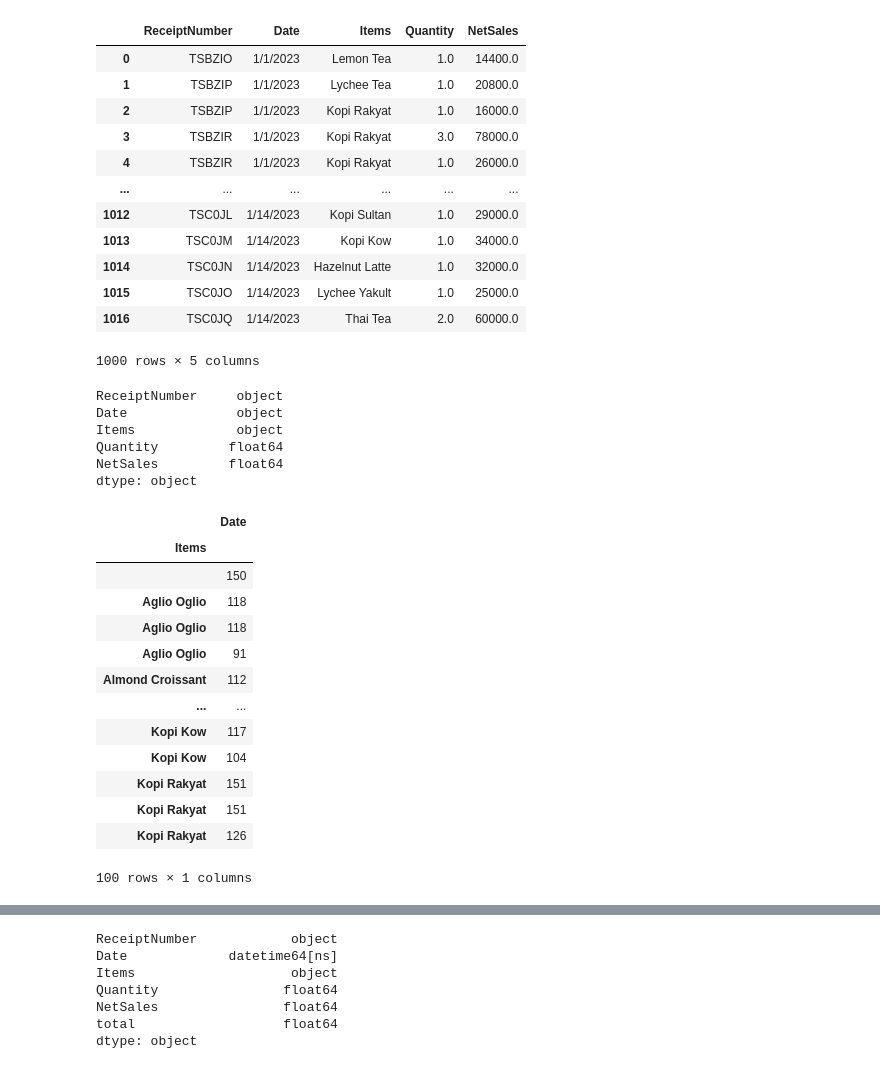
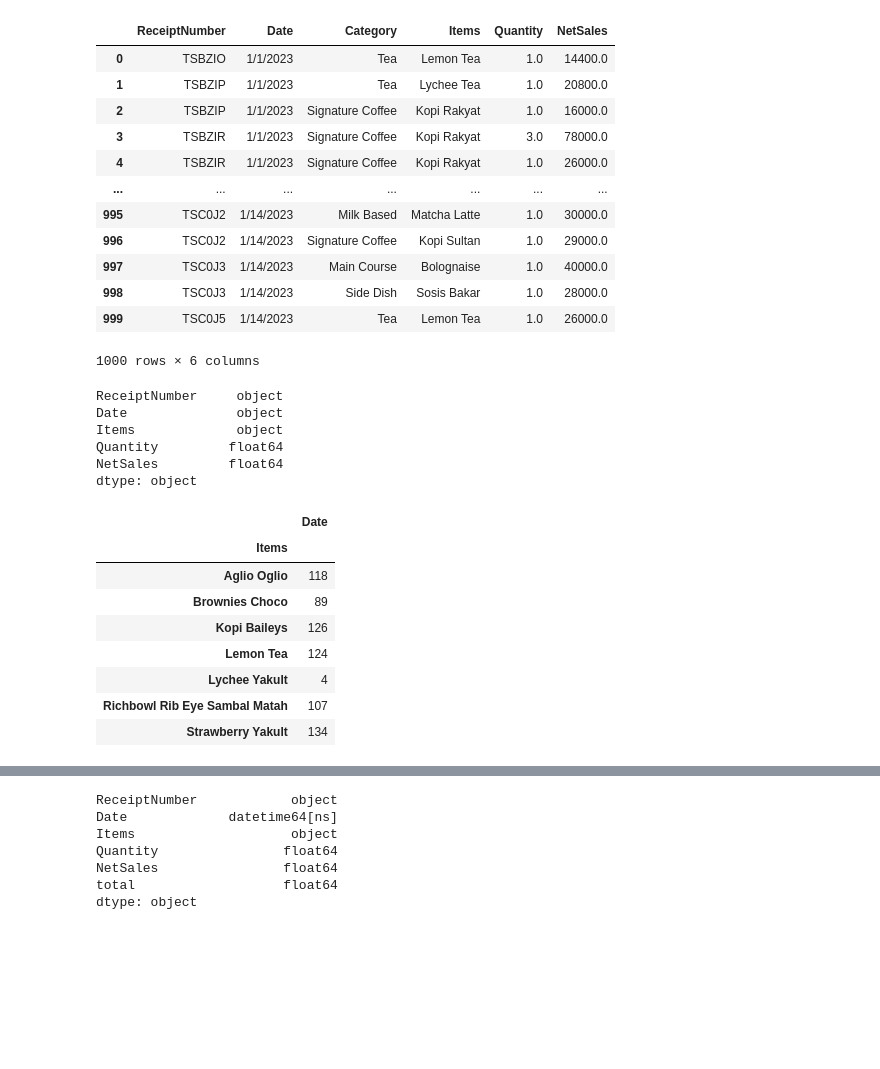
Before and after one commit to TegarMachfuzi/RFMAnalysisPhyton, a Jupyter notebook: RFM.ipynb, the cells around one changed output, grey strips where cells are left out. Saved outputs shown, nothing was run; the diff lists cells and outputs as text; code cells hidden in the pictures; blank space fills up the shorter version.

```diff
--- a/RFM.ipynb
+++ b/RFM.ipynb
@@ -3,23 +3,23 @@ import pandas as pd
 import numpy as np
 import matplotlib.pyplot as plt
 # %%
-df = pd.read_csv('data_penjualan.csv', usecols=['ReceiptNumber', 'Date', 'Items', 'Quantity', 'NetSales'])
+df = pd.read_csv('data_penjualan.csv', usecols=['ReceiptNumber', 'Date', 'Items', 'Quantity', 'NetSales', 'Category'])
 # %%
 df.head(1000)
 # %% [output]
-|  | ReceiptNumber | Date | Items | Quantity | NetSales |
-| 0 | TSBZIO | 1/1/2023 | Lemon Tea | 1.0 | 14400.0 |
-| 1 | TSBZIP | 1/1/2023 | Lychee Tea | 1.0 | 20800.0 |
-| 2 | TSBZIP | 1/1/2023 | Kopi Rakyat | 1.0 | 16000.0 |
-| 3 | TSBZIR | 1/1/2023 | Kopi Rakyat | 3.0 | 78000.0 |
-| 4 | TSBZIR | 1/1/2023 | Kopi Rakyat | 1.0 | 26000.0 |
-| ... | ... | ... | ... | ... | ... |
-| 1012 | TSC0JL | 1/14/2023 | Kopi Sultan | 1.0 | 29000.0 |
-| 1013 | TSC0JM | 1/14/2023 | Kopi Kow | 1.0 | 34000.0 |
-| 1014 | TSC0JN | 1/14/2023 | Hazelnut Latte | 1.0 | 32000.0 |
-| 1015 | TSC0JO | 1/14/2023 | Lychee Yakult | 1.0 | 25000.0 |
-| 1016 | TSC0JQ | 1/14/2023 | Thai Tea | 2.0 | 60000.0 |
+|  | ReceiptNumber | Date | Category | Items | Quantity | NetSales |
+| 0 | TSBZIO | 1/1/2023 | Tea | Lemon Tea | 1.0 | 14400.0 |
+| 1 | TSBZIP | 1/1/2023 | Tea | Lychee Tea | 1.0 | 20800.0 |
+| 2 | TSBZIP | 1/1/2023 | Signature Coffee | Kopi Rakyat | 1.0 | 16000.0 |
+| 3 | TSBZIR | 1/1/2023 | Signature Coffee | Kopi Rakyat | 3.0 | 78000.0 |
+| 4 | TSBZIR | 1/1/2023 | Signature Coffee | Kopi Rakyat | 1.0 | 26000.0 |
+| ... | ... | ... | ... | ... | ... | ... |
+| 995 | TSC0J2 | 1/14/2023 | Milk Based | Matcha Latte | 1.0 | 30000.0 |
+| 996 | TSC0J2 | 1/14/2023 | Signature Coffee | Kopi Sultan | 1.0 | 29000.0 |
+| 997 | TSC0J3 | 1/14/2023 | Main Course | Bolognaise | 1.0 | 40000.0 |
+| 998 | TSC0J3 | 1/14/2023 | Side Dish | Sosis Bakar | 1.0 | 28000.0 |
+| 999 | TSC0J5 | 1/14/2023 | Tea | Lemon Tea | 1.0 | 26000.0 |
-1000 rows × 5 columns
+1000 rows × 6 columns
 # %%
 df.dtypes
 # %% [output]
@@ -32,28 +32,23 @@ dtype: object
 # %%
 #recency
 
 day='2023-06-01'
 day=pd.to_datetime(day)
 df['Date']=pd.to_datetime(df['Date'])
 
-result_df = df.drop_duplicates(['Items'])
+result_df = df.drop_duplicates(subset='Items', keep=False)
 recency = result_df.groupby(['Items']).agg({'Date': lambda x: ((day-x.max()).days)})
 recency.head(100)
 # %% [output]
 |  | Date |
 | Items |  |
-|  | 150 |
 | Aglio Oglio | 118 |
-| Aglio Oglio | 118 |
-| Aglio Oglio | 91 |
-| Almond Croissant | 112 |
-| ... | ... |
-| Kopi Kow | 117 |
-| Kopi Kow | 104 |
-| Kopi Rakyat | 151 |
-| Kopi Rakyat | 151 |
-| Kopi Rakyat | 126 |
+| Brownies Choco | 89 |
+| Kopi Baileys | 126 |
+| Lemon Tea | 124 |
+| Lychee Yakult | 4 |
+| Richbowl Rib Eye Sambal Matah | 107 |
+| Strawberry Yakult | 134 |
-100 rows × 1 columns
 # %%
 #frecuency
 
```
Also changed, not shown: parts of 11 cells of this notebook.
